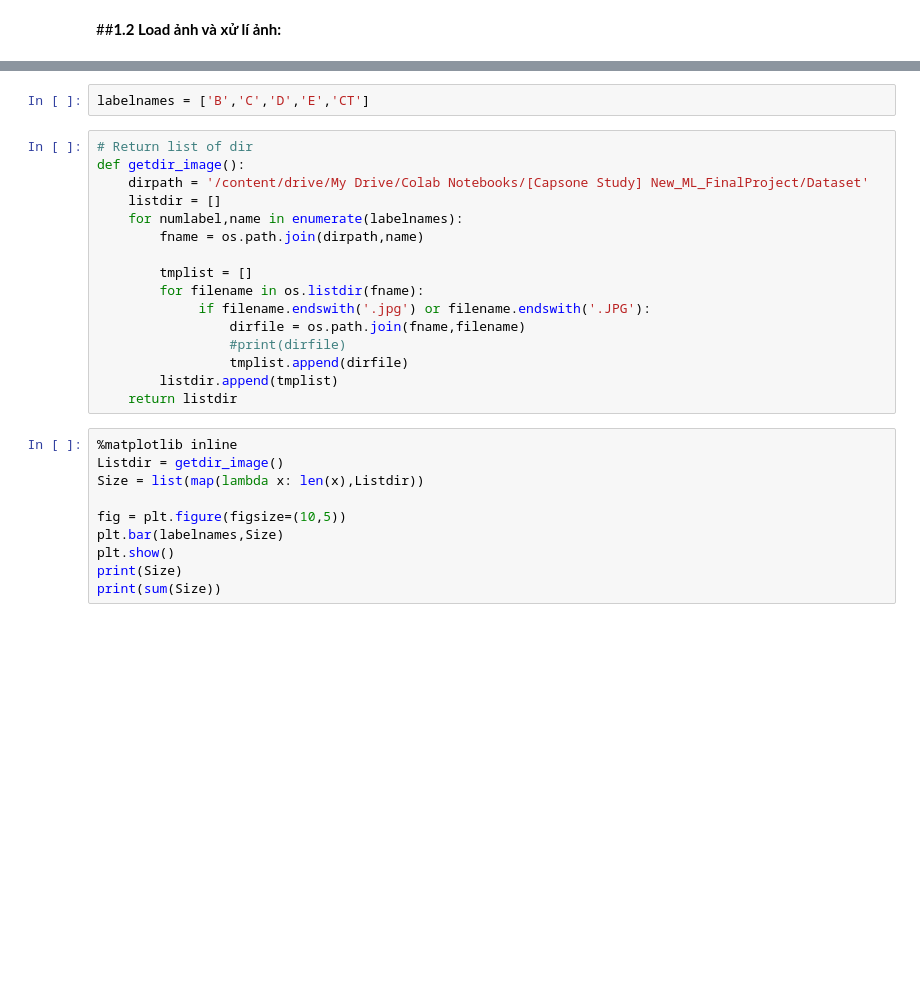
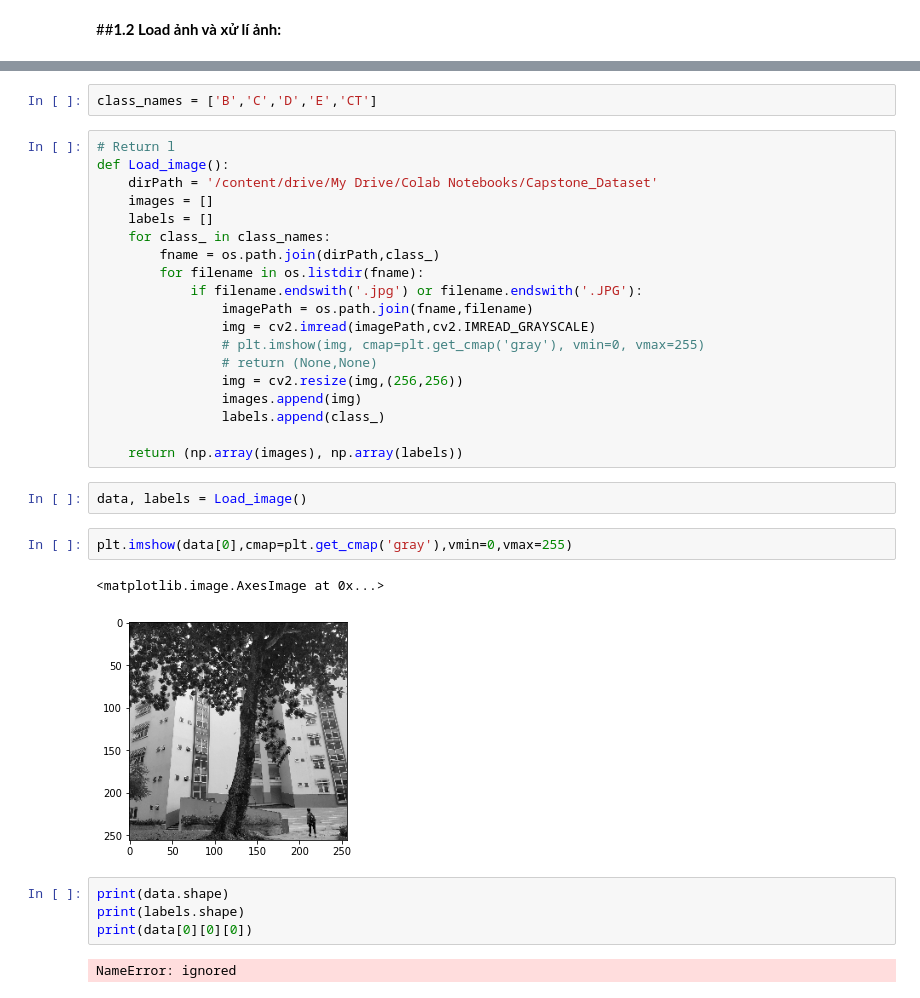
Before and after one commit to KhangTran2503/CS114.K21.KHTN, a Jupyter notebook: [Capstone Study] New_ML_FinalProject/[Capstone Study]Try_1.ipynb, the cells around one changed output, grey strips where cells are left out. Drawn from its saved outputs; the diff is of its cells as text; blank space fills up the shorter version.

```diff
--- a/[Capstone Study] New_ML_FinalProject/[Capstone Study]Try_1.ipynb
+++ b/[Capstone Study] New_ML_FinalProject/[Capstone Study]Try_1.ipynb
@@ -10,28 +64,34 @@
 # %%
-labelnames = ['B','C','D','E','CT']
+class_names = ['B','C','D','E','CT']
 # %%
-# Return list of dir
-def getdir_image():
-    dirpath = '/content/drive/My Drive/Colab Notebooks/[Capsone Study] New_ML_FinalProject/Dataset'
-    listdir = []
-    for numlabel,name in enumerate(labelnames):
-        fname = os.path.join(dirpath,name)
+# Return l
+def Load_image():
+    dirPath = '/content/drive/My Drive/Colab Notebooks/Capstone_Dataset'
+    images = []
+    labels = []
+    for class_ in class_names:
+        fname = os.path.join(dirPath,class_)
+        for filename in os.listdir(fname):
+            if filename.endswith('.jpg') or filename.endswith('.JPG'):
+                imagePath = os.path.join(fname,filename)
+                img = cv2.imread(imagePath,cv2.IMREAD_GRAYSCALE)
+                # plt.imshow(img, cmap=plt.get_cmap('gray'), vmin=0, vmax=255)
+                # return (None,None)
+                img = cv2.resize(img,(256,256))
+                images.append(img)
+                labels.append(class_)
 
-        tmplist = []
-        for filename in os.listdir(fname):
-             if filename.endswith('.jpg') or filename.endswith('.JPG'):
-                 dirfile = os.path.join(fname,filename)
-                 #print(dirfile)
-                 tmplist.append(dirfile)
-        listdir.append(tmplist)
-    return listdir
+    return (np.array(images), np.array(labels))
-# %%
-%matplotlib inline
-Listdir = getdir_image()
-Size = list(map(lambda x: len(x),Listdir))
-
-fig = plt.figure(figsize=(10,5))
-plt.bar(labelnames,Size)
-plt.show()
-print(Size)
-print(sum(Size))
+# %%
+data, labels = Load_image()
+# %%
+plt.imshow(data[0],cmap=plt.get_cmap('gray'),vmin=0,vmax=255)
+# %% [output]
+<matplotlib.image.AxesImage at 0x...>
+[figure, added]
+# %%
+print(data.shape)
+print(labels.shape)
+print(data[0][0][0])
+# %% [output]
+NameError: ignored
```
Also changed, not shown: parts of 10 cells of this notebook.
